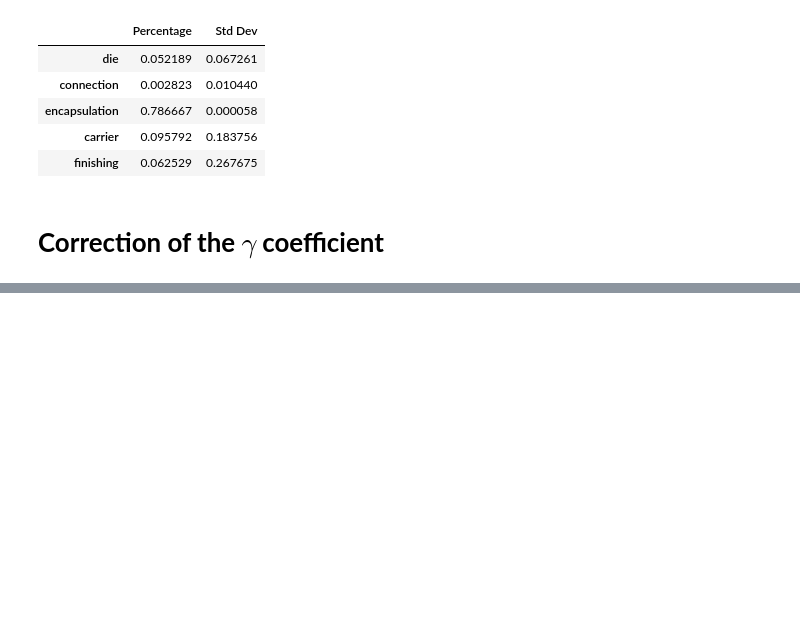
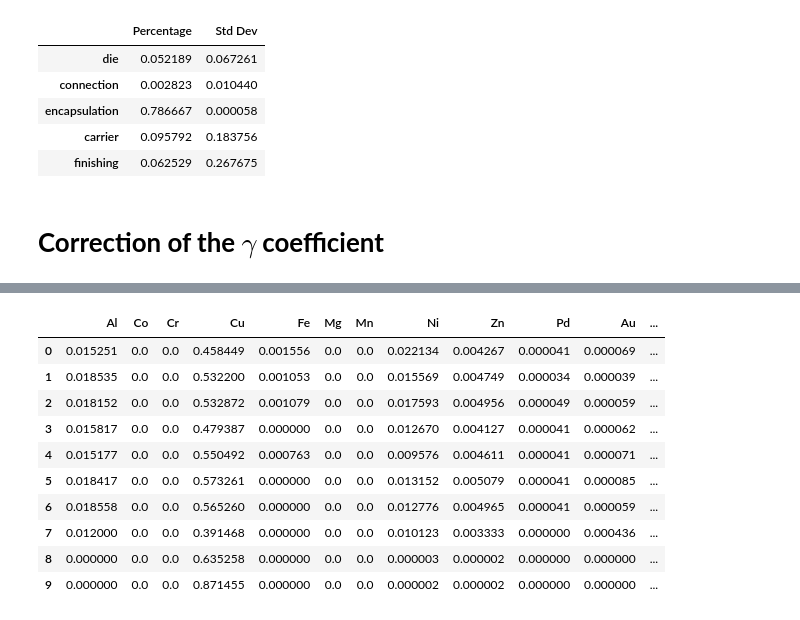
Before and after one commit to arthur0000-1/LCA_CPU_encapsulation, a Jupyter notebook: model.ipynb, the cells around one changed output, grey strips where cells are left out. Drawn from its saved outputs; the diff is of its cells as text; code cells hidden in the pictures; blank space fills up the shorter version.

Commit message:
add experiance dataframe results with percentage and uncertainty

```diff
--- a/model.ipynb
+++ b/model.ipynb
@@ -1298,0 +1329,45 @@ display(df_full)
+# %%
+import pandas as pd
+import numpy as np
+
+def calculate_proportions(df):
+    """
+    Calculate the proportion of each substance relative to the sample weight,
+    and the standard deviation of those proportions.
+
+    Parameters:
+    - df: pandas DataFrame with columns for sample weight, substances, and their standard deviations.
+
+    Returns:
+    - sample_beta: DataFrame with proportions.
+    - sample_beta_variance: DataFrame with standard deviations of proportions.
+    """
+    # Convert all columns to numeric
+    df = df.apply(pd.to_numeric)
+
+    # Calculate proportions
+    sample_beta = df.drop(columns=[col for col in df.columns if col.startswith('Std_')]).copy()
+    for col in sample_beta.columns:
+        if col != "Sample weight (mg)":
+            sample_beta[col] = sample_beta[col] / sample_beta["Sample weight (mg)"]
+
+    sample_beta = sample_beta.drop(columns=["Sample weight (mg)", "Error"])
+
+    return sample_beta
+
+# Example usage:
+sample_beta= calculate_proportions(df)
+
+display(sample_beta)
+# %% [output]
+|  | Al | Co | Cr | Cu | Fe | Mg | Mn | Ni | Zn | Pd | Au | ... |
+| 0 | 0.015251 | 0.0 | 0.0 | 0.458449 | 0.001556 | 0.0 | 0.0 | 0.022134 | 0.004267 | 0.000041 | 0.000069 | ... |
+| 1 | 0.018535 | 0.0 | 0.0 | 0.532200 | 0.001053 | 0.0 | 0.0 | 0.015569 | 0.004749 | 0.000034 | 0.000039 | ... |
+| 2 | 0.018152 | 0.0 | 0.0 | 0.532872 | 0.001079 | 0.0 | 0.0 | 0.017593 | 0.004956 | 0.000049 | 0.000059 | ... |
+| 3 | 0.015817 | 0.0 | 0.0 | 0.479387 | 0.000000 | 0.0 | 0.0 | 0.012670 | 0.004127 | 0.000041 | 0.000062 | ... |
+| 4 | 0.015177 | 0.0 | 0.0 | 0.550492 | 0.000763 | 0.0 | 0.0 | 0.009576 | 0.004611 | 0.000041 | 0.000071 | ... |
+| 5 | 0.018417 | 0.0 | 0.0 | 0.573261 | 0.000000 | 0.0 | 0.0 | 0.013152 | 0.005079 | 0.000041 | 0.000085 | ... |
+| 6 | 0.018558 | 0.0 | 0.0 | 0.565260 | 0.000000 | 0.0 | 0.0 | 0.012776 | 0.004965 | 0.000041 | 0.000059 | ... |
+| 7 | 0.012000 | 0.0 | 0.0 | 0.391468 | 0.000000 | 0.0 | 0.0 | 0.010123 | 0.003333 | 0.000000 | 0.000436 | ... |
+| 8 | 0.000000 | 0.0 | 0.0 | 0.635258 | 0.000000 | 0.0 | 0.0 | 0.000003 | 0.000002 | 0.000000 | 0.000000 | ... |
+| 9 | 0.000000 | 0.0 | 0.0 | 0.871455 | 0.000000 | 0.0 | 0.0 | 0.000002 | 0.000002 | 0.000000 | 0.000000 | ... |
```
Also changed, not shown: parts of 18 cells of this notebook.
